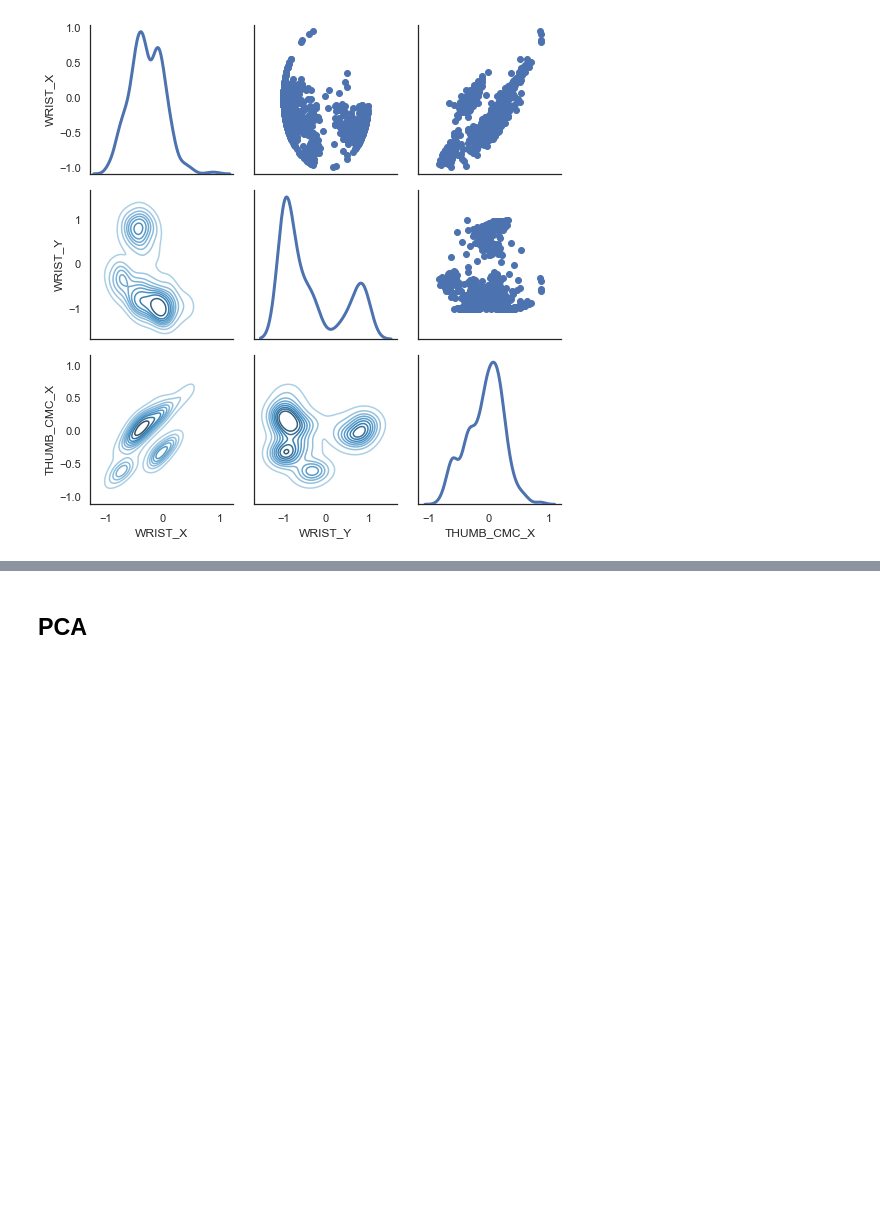
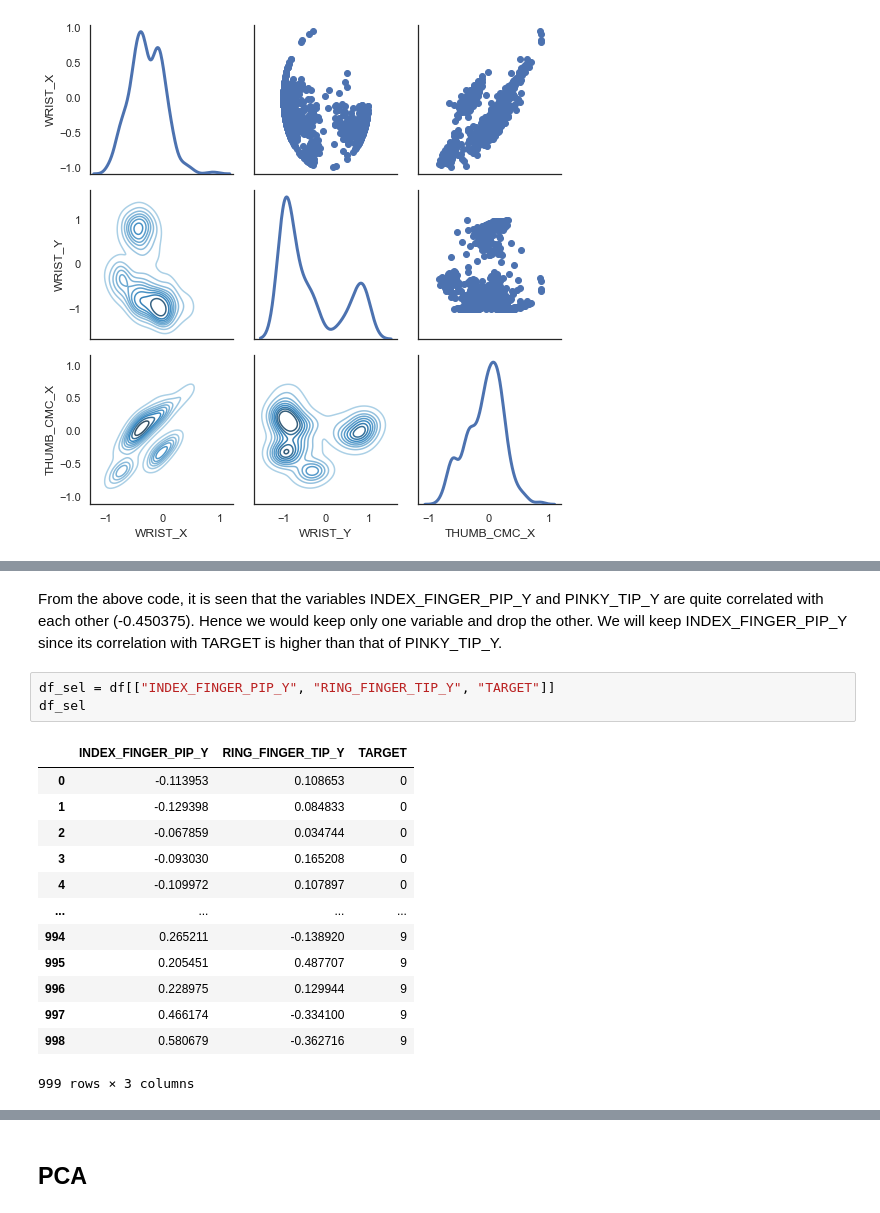
Before and after one commit to okamiRvS/Hand-Gestures-Based-Smooth-3D-Trajectories-Computation-Applied-to-Real-Time-Drone-Control, a Jupyter notebook: 3. Hand gesture recognition - Copia.ipynb, the cells around one changed output, grey strips where cells are left out. Drawn from its saved outputs; the diff is of its cells as text; blank space fills up the shorter version.

```diff
--- a/3. Hand gesture recognition - Copia.ipynb
+++ b/3. Hand gesture recognition - Copia.ipynb
@@ -170,0 +212,19 @@ plt.show()
+# %% [markdown]
+From the above code, it is seen that the variables INDEX_FINGER_PIP_Y and PINKY_TIP_Y are quite correlated with each other (-0.450375). Hence we would keep only one variable and drop the other. We will keep INDEX_FINGER_PIP_Y since its correlation with TARGET is higher than that of PINKY_TIP_Y.
+# %%
+df_sel = df[["INDEX_FINGER_PIP_Y", "RING_FINGER_TIP_Y", "TARGET"]]
+df_sel
+# %% [output]
+|  | INDEX_FINGER_PIP_Y | RING_FINGER_TIP_Y | TARGET |
+| 0 | -0.113953 | 0.108653 | 0 |
+| 1 | -0.129398 | 0.084833 | 0 |
+| 2 | -0.067859 | 0.034744 | 0 |
+| 3 | -0.093030 | 0.165208 | 0 |
+| 4 | -0.109972 | 0.107897 | 0 |
+| ... | ... | ... | ... |
+| 994 | 0.265211 | -0.138920 | 9 |
+| 995 | 0.205451 | 0.487707 | 9 |
+| 996 | 0.228975 | 0.129944 | 9 |
+| 997 | 0.466174 | -0.334100 | 9 |
+| 998 | 0.580679 | -0.362716 | 9 |
+999 rows × 3 columns
```
Also changed, not shown: parts of 43 cells of this notebook, 39 other files.
